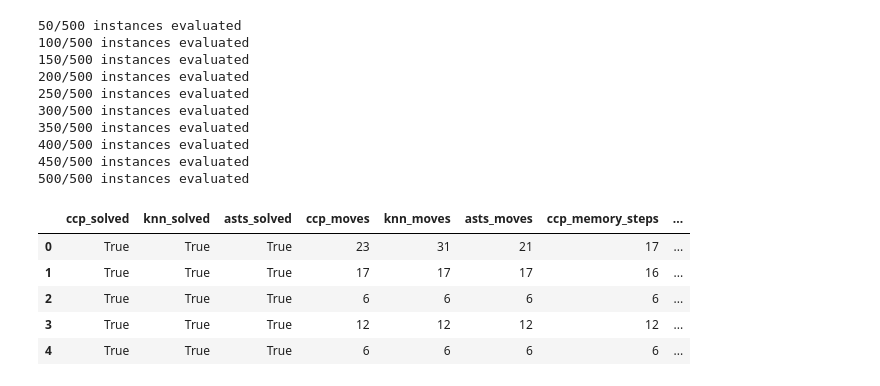
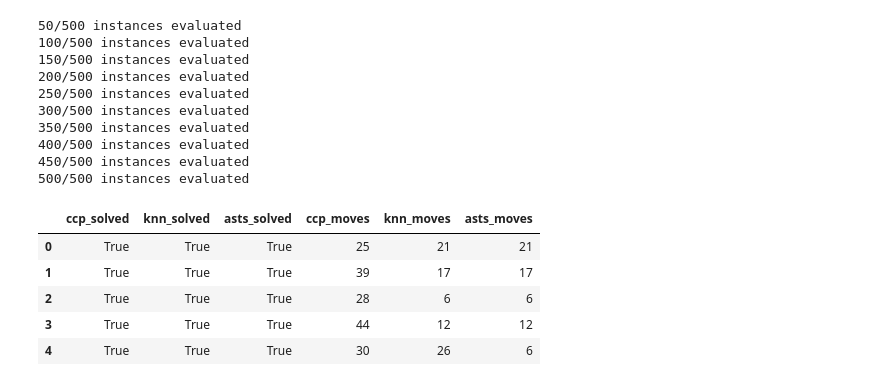
Before and after one commit to filipemedeiross/solving_8_puzzle, a Jupyter notebook: notebooks/supervised_solvers.ipynb, the cells around one changed output. Saved outputs shown, nothing was run; the diff lists cells and outputs as text; code cells hidden in the pictures.

```diff
--- a/notebooks/supervised_solvers.ipynb
+++ b/notebooks/supervised_solvers.ipynb
@@ -797,8 +705,7 @@ candidate_results = {
     name : run_policy_solver(model         ,
                              candidate_grid,
                              name          ,
-                             max_steps=80             ,
-                             memory   =movement_memory)
+                             max_steps=80  )
     for name, model in models.items()
 }
 solved_by_all     = all(
@@ -846,6 +753,6 @@ This section runs the hybrid supervised solvers based on the CCP tree and KNN, a
 # %%
 NUM_COMPARISON_INSTANCES = 500
-SUPERVISED_MAX_STEPS     = 80
+SUPERVISED_MAX_STEPS     = 100
 # %%
 def make_unique_random_instances(num_instances=None, seed=RANDOM_STATE, n=N):
     if num_instances is None:
@@ -884,7 +791,7 @@ def make_unique_random_instances(num_instances=None, seed=RANDOM_STATE, n=N):
     return instances
 
 
-def run_supervised_solver_for_benchmark(model, start_grid, memory, max_steps=None):
+def run_supervised_solver_for_benchmark(model, start_grid, max_steps=None):
     if max_steps is None:
         max_steps = SUPERVISED_MAX_STEPS
 
@@ -892,19 +799,14 @@ def run_supervised_solver_for_benchmark(model, start_grid, memory, max_steps=Non
         model     =model      ,
         start_grid=start_grid ,
         model_name='benchmark',
-        max_steps =max_steps,
-        memory    =memory   ,
+        max_steps =max_steps  ,
     )
 
     final_grid = np.array(
         result['final_grid'], dtype=np.int8
     ).reshape(N, N)
 
-    audit = result['audit']
-    memory_steps    = int((audit['decision_source'] == 'memoria'   ).sum()) if not audit.empty else 0
-    inference_steps = int((audit['decision_source'] == 'inferencia').sum()) if not audit.empty else 0
-
-    return result['solved'], result['moves'], final_grid, memory_steps, inference_steps
+    return result['solved'], result['moves'], final_grid
 
 
 def run_asts_solver_for_benchmark(start_grid):
@@ -939,20 +841,17 @@ for instance_id, grid in enumerate(comparison_instances, start=1):
 
     for solver_key, model in benchmark_models.items():
         start   = perf_counter()
-        solved, moves, final_grid, memory_steps, inference_steps = run_supervised_solver_for_benchmark(
+        solved, moves, final_grid = run_supervised_solver_for_benchmark(
             model     =model,
             start_grid=grid ,
-            memory    =movement_memory,
         )
         elapsed = perf_counter() - start
 
         record.update({
             f'{solver_key}_solved' : bool(solved),
 
-            f'{solver_key}_time_seconds'    : elapsed        ,
-            f'{solver_key}_moves'           : moves          ,
-            f'{solver_key}_memory_steps'    : memory_steps   ,
-            f'{solver_key}_inference_steps' : inference_steps,
+            f'{solver_key}_time_seconds' : elapsed,
+            f'{solver_key}_moves'        : moves  ,
 
             f'{solver_key}_final_state' : format_grid(final_grid),
         })
@@ -987,27 +886,23 @@ for instance_id, grid in enumerate(comparison_instances, start=1):
 # %%
 comparison_results = pd.DataFrame(comparison_records)
 
 
 display(comparison_results[[
     "ccp_solved" ,
     "knn_solved" ,
     "asts_solved",
 
     "ccp_moves" ,
     "knn_moves" ,
     "asts_moves",
-    "ccp_memory_steps"   ,
-    "ccp_inference_steps",
-    "knn_memory_steps"   ,
-    "knn_inference_steps",
 ]].head())
 # %% [output]
-|  | ccp_solved | knn_solved | asts_solved | ccp_moves | knn_moves | asts_moves | ccp_memory_steps | ... |
-| 0 | True | True | True | 23 | 31 | 21 | 17 | ... |
-| 1 | True | True | True | 17 | 17 | 17 | 16 | ... |
-| 2 | True | True | True | 6 | 6 | 6 | 6 | ... |
-| 3 | True | True | True | 12 | 12 | 12 | 12 | ... |
-| 4 | True | True | True | 6 | 6 | 6 | 6 | ... |
+|  | ccp_solved | knn_solved | asts_solved | ccp_moves | knn_moves | asts_moves |
+| 0 | True | True | True | 25 | 21 | 21 |
+| 1 | True | True | True | 39 | 17 | 17 |
+| 2 | True | True | True | 28 | 6 | 6 |
+| 3 | True | True | True | 44 | 12 | 12 |
+| 4 | True | True | True | 30 | 26 | 6 |
 # %%
 SOLVER_KEYS  = ['ccp', 'knn', 'asts']
 SOLVER_NAMES = {
```
Also changed, not shown: parts of 29 cells of this notebook, 5 other files.
